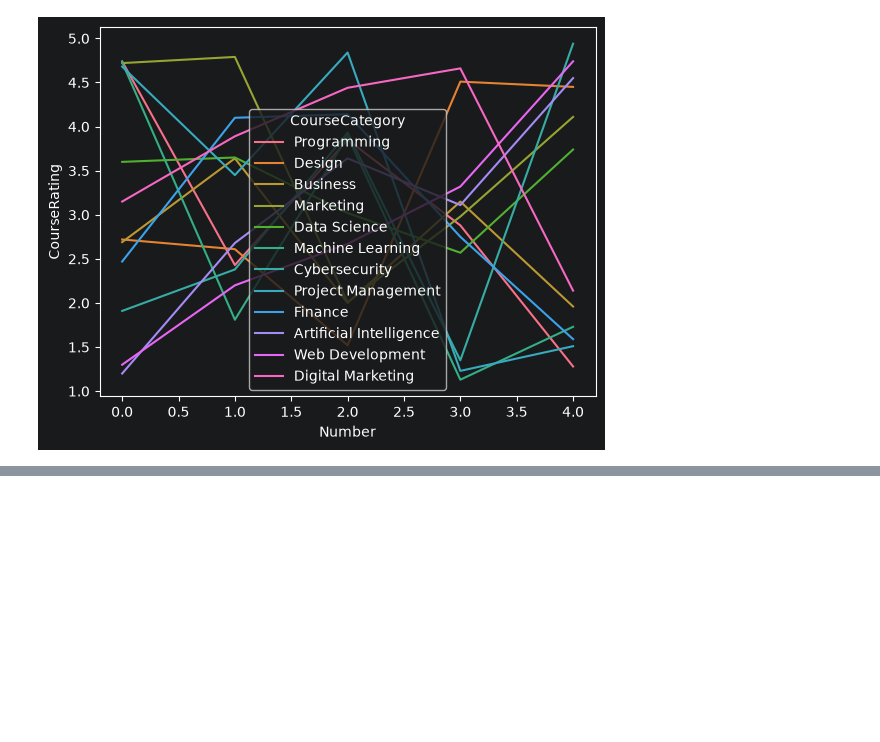
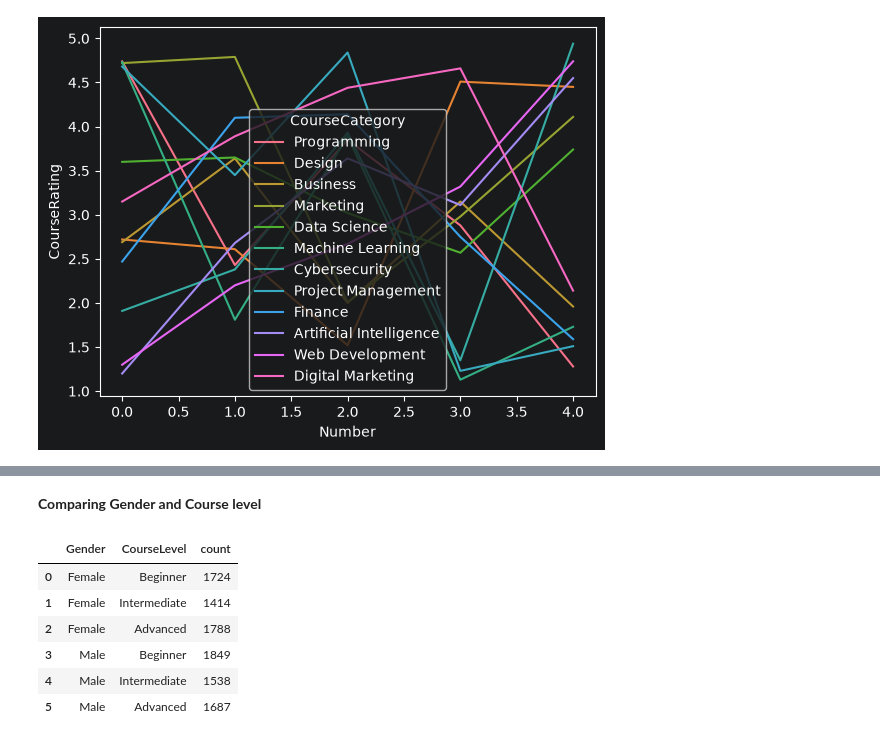
Before and after one commit to amithvardhan99/resume-projects, a Jupyter notebook: Instructor Performance and Course Quality Evaluation on EduPro/notebook.ipynb, the cells around one changed output, grey strips where cells are left out. Saved outputs shown, nothing was run; the diff lists cells and outputs as text; code cells hidden in the pictures; blank space fills up the shorter version.

```diff
--- a/Instructor Performance and Course Quality Evaluation on EduPro/notebook.ipynb
+++ b/Instructor Performance and Course Quality Evaluation on EduPro/notebook.ipynb
@@ -413,0 +491,18 @@ each_level
+# %% [markdown]
+**Comparing Gender and Course level**
+# %%
+gender_vs_level = df[["Gender","CourseLevel"]].value_counts().reset_index().sort_values(by=["Gender"])
+
+gender_vs_level["Order-1"] = list(map(lambda x: 0 if x == "Female" else 1,gender_vs_level["Gender"]))
+gender_vs_level["Order-2"] = list(map(lambda x: 0 if x == "Beginner" else (1 if x == "Intermediate" else 2),gender_vs_level["CourseLevel"]))
+gender_vs_level.sort_values(by=["Order-1","Order-2"],inplace=True,ignore_index=True)
+gender_vs_level = gender_vs_level.drop(columns=["Order-1","Order-2"])
+gender_vs_level
+# %% [output]
+|  | Gender | CourseLevel | count |
+| 0 | Female | Beginner | 1724 |
+| 1 | Female | Intermediate | 1414 |
+| 2 | Female | Advanced | 1788 |
+| 3 | Male | Beginner | 1849 |
+| 4 | Male | Intermediate | 1538 |
+| 5 | Male | Advanced | 1687 |
```
Also changed, not shown: parts of 12 cells of this notebook, 1 other file.
